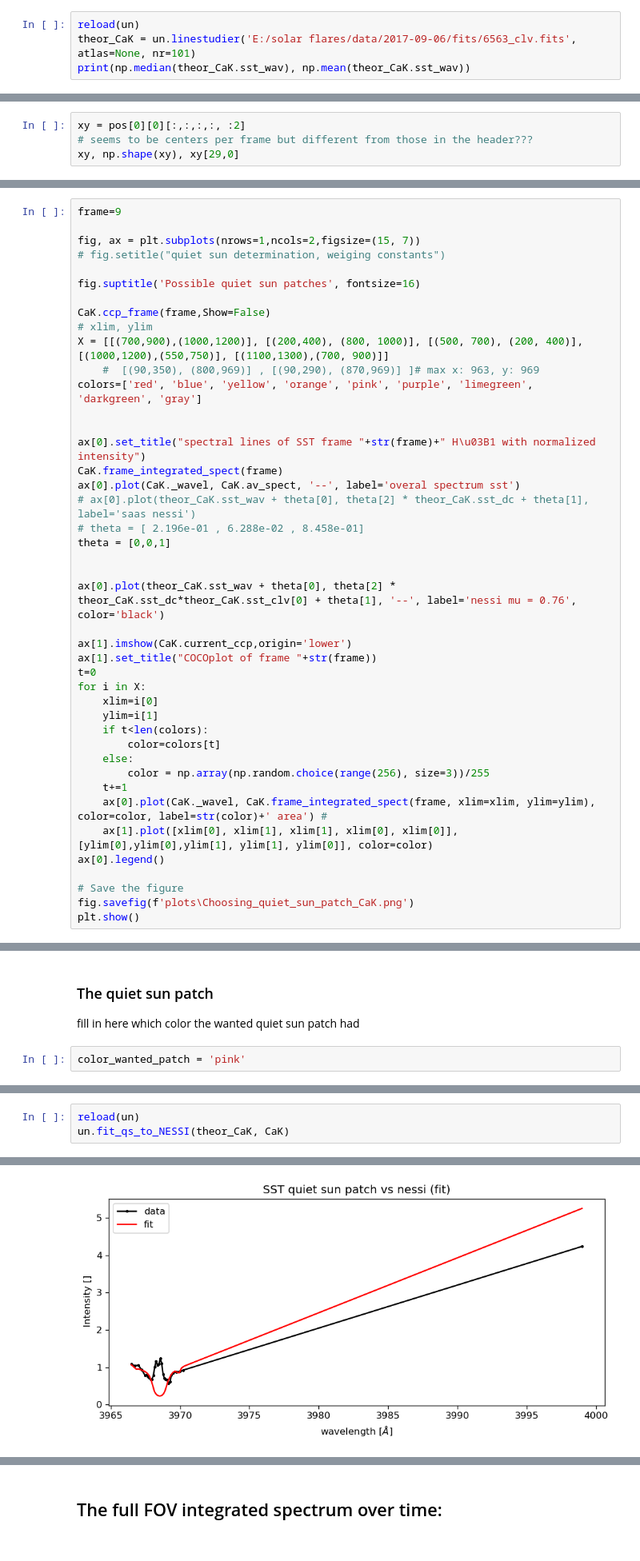
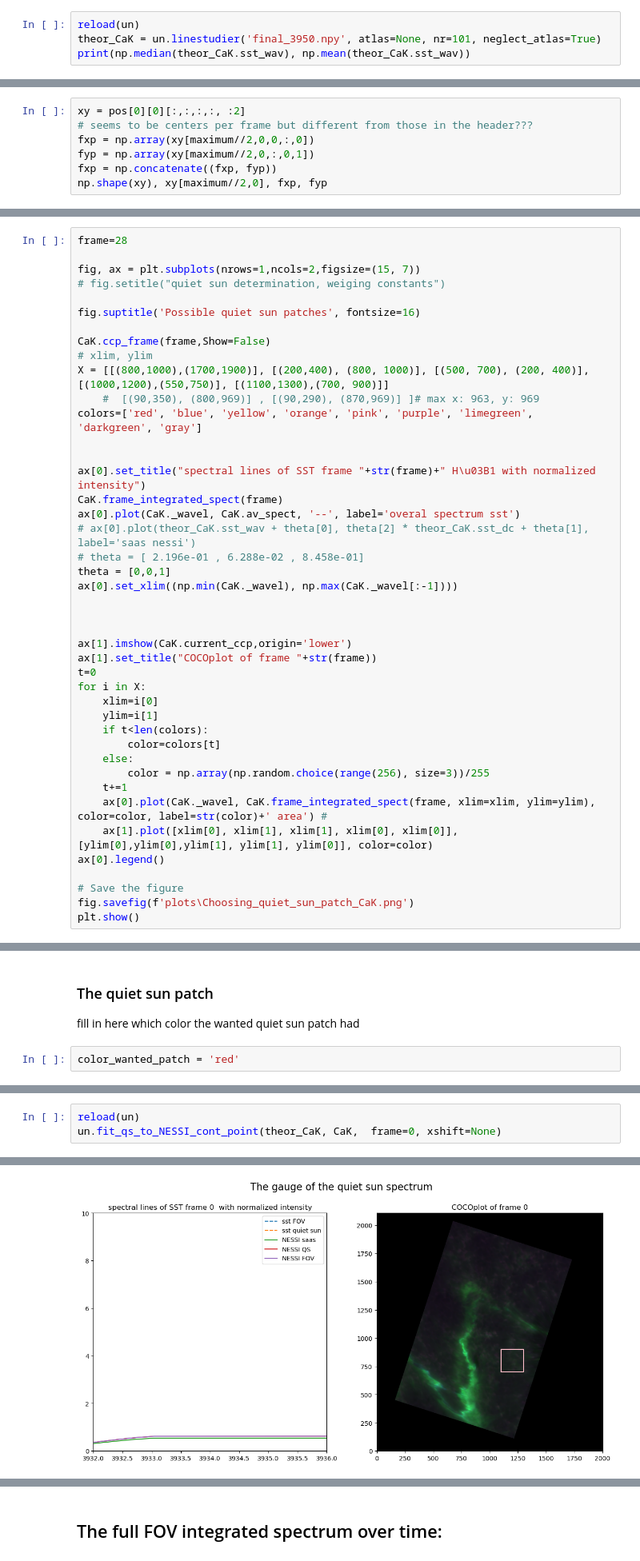
Before and after one commit to demichieldewilde/solar-flares, a Jupyter notebook: data/2023-06-09/saas_CaK23.ipynb, the cells around one changed output, grey strips where cells are left out. Shown at 80% size. Cells and saved outputs as stored; diff of their text form.

```diff
--- a/data/2023-06-09/saas_CaK23.ipynb
+++ b/data/2023-06-09/saas_CaK23.ipynb
@@ -312,6 +315,6 @@ CaK.plot_integrate_spectr(frame, pixels=[[0,0],[500,500]])
 [figure]
 # %%
 reload(un)
-theor_CaK = un.linestudier('E:/solar flares/data/2017-09-06/fits/6563_clv.fits', atlas=None, nr=101)
+theor_CaK = un.linestudier('final_3950.npy', atlas=None, nr=101, neglect_atlas=True)
 print(np.median(theor_CaK.sst_wav), np.mean(theor_CaK.sst_wav))
 # %% [output]
@@ -381,5 +384,8 @@ SIMPLE  =                    T / Written by IDL:  Thu Jun 29 11:56:44 2023
 # %%
 xy = pos[0][0][:,:,:,:, :2]
 # seems to be centers per frame but different from those in the header???
-xy, np.shape(xy), xy[29,0]
+fxp = np.array(xy[maximum//2,0,0,:,0])
+fyp = np.array(xy[maximum//2,0,:,0,1])
+fxp = np.concatenate((fxp, fyp))
+np.shape(xy), xy[maximum//2,0], fxp, fyp
 # %% [output]
@@ -523,5 +518,5 @@ frame, CaK.shape
 # %%
-frame=9
+frame=28
 
 fig, ax = plt.subplots(nrows=1,ncols=2,figsize=(15, 7))
 # fig.setitle("quiet sun determination, weiging constants")
@@ -530,7 +525,7 @@ fig.suptitle('Possible quiet sun patches', fontsize=16)
 
 CaK.ccp_frame(frame,Show=False)
 # xlim, ylim
-X = [[(700,900),(1000,1200)], [(200,400), (800, 1000)], [(500, 700), (200, 400)], [(1000,1200),(550,750)], [(1100,1300),(700, 900)]]
+X = [[(800,1000),(1700,1900)], [(200,400), (800, 1000)], [(500, 700), (200, 400)], [(1000,1200),(550,750)], [(1100,1300),(700, 900)]]
     #  [(90,350), (800,969)] , [(90,290), (870,969)] ]# max x: 963, y: 969
 colors=['red', 'blue', 'yellow', 'orange', 'pink', 'purple', 'limegreen', 'darkgreen', 'gray']
 
@@ -541,9 +536,9 @@ ax[0].plot(CaK._wavel, CaK.av_spect, '--', label='overal spectrum sst')
 # ax[0].plot(theor_CaK.sst_wav + theta[0], theta[2] * theor_CaK.sst_dc + theta[1], label='saas nessi')
 # theta = [ 2.196e-01 , 6.288e-02 , 8.458e-01]
 theta = [0,0,1]
+ax[0].set_xlim((np.min(CaK._wavel), np.max(CaK._wavel[:-1])))
 
 
-ax[0].plot(theor_CaK.sst_wav + theta[0], theta[2] * theor_CaK.sst_dc*theor_CaK.sst_clv[0] + theta[1], '--', label='nessi mu = 0.76', color='black')
 
 ax[1].imshow(CaK.current_ccp,origin='lower')
 ax[1].set_title("COCOplot of frame "+str(frame))
@@ -571,7 +566,7 @@ WARNING: Could not memory map array with mode='readonly', falling back to mode='
 
 fill in here which color the wanted quiet sun patch had
 # %%
-color_wanted_patch = 'pink'
+color_wanted_patch = 'red'
 # %%
 ind = int(colors.index(color_wanted_patch))
 
@@ -593,4 +588,4 @@ The quiet sun is pick at x (-586.2522301753492, -367.68848360403985) with averag
 # %%
 reload(un)
-un.fit_qs_to_NESSI(theor_CaK, CaK)
+un.fit_qs_to_NESSI_cont_point(theor_CaK, CaK,  frame=0, xshift=None)
 # %% [output]
@@ -614 +593 @@ un.fit_qs_to_NESSI(theor_CaK, CaK)
-[figure, old version]
+[figure, new version]
```
Also changed, not shown: parts of 20 cells of this notebook, 5 other files.
